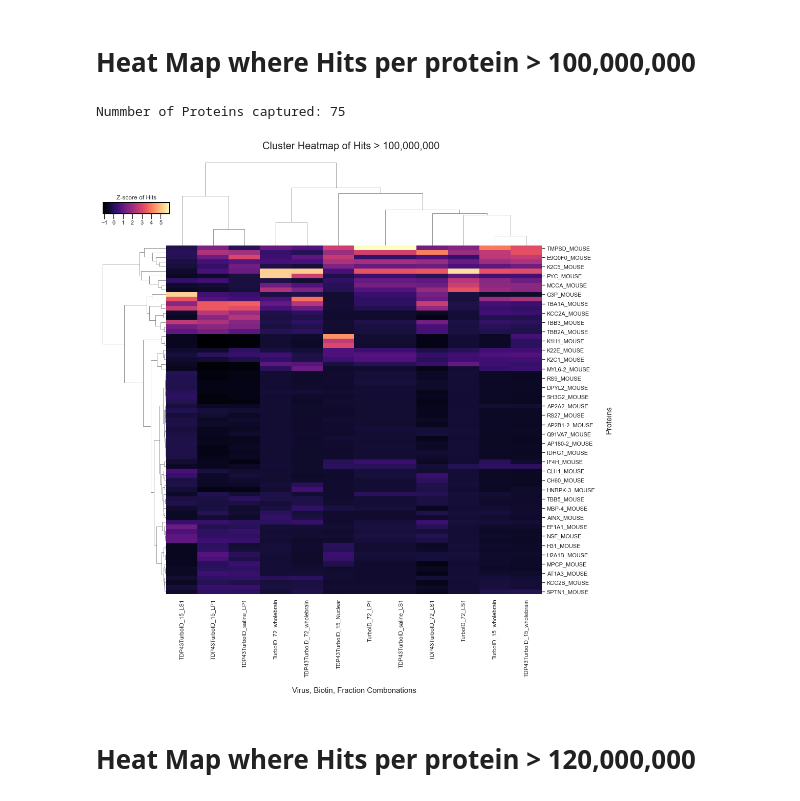
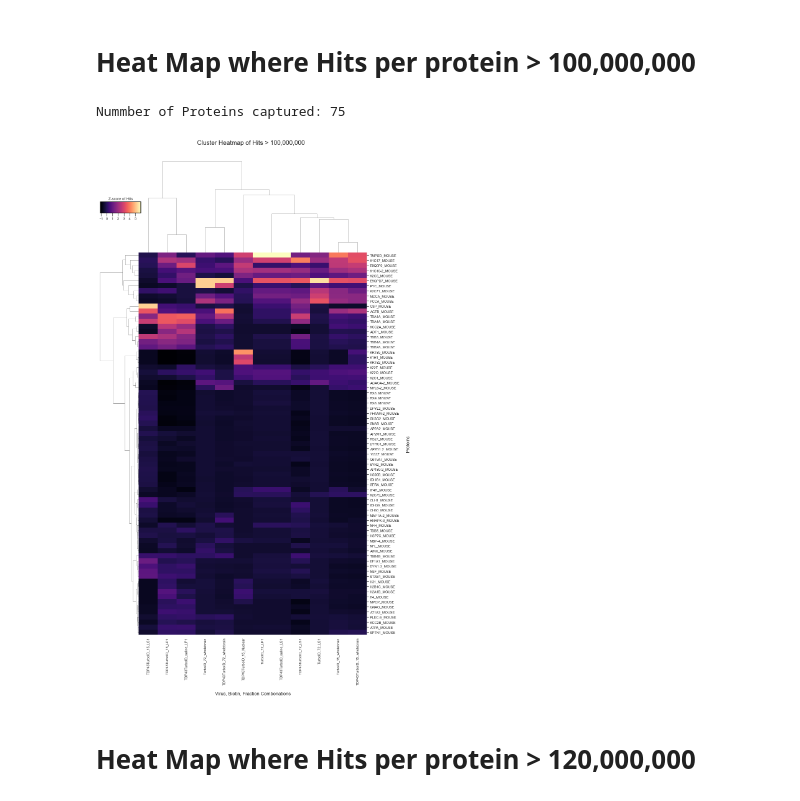
Before and after one commit to adamwbrew/Proteins, a Jupyter notebook: protein_visuals_virus_final.ipynb, the cells around one changed output. Drawn from its saved outputs; the diff is of its cells as text; code cells hidden in the pictures.

```diff
--- a/protein_visuals_virus_final.ipynb
+++ b/protein_visuals_virus_final.ipynb
@@ -340,7 +340,7 @@ TDP43TurboID_saline_LS1 = TDP43TurboID_saline_LS1.copy()[["Protein_Name", "Hits"
 TDP43TurboID_saline_Nuclear = TDP43TurboID_saline_Nuclear.copy()[["Protein_Name", "Hits"]]
 # %%
 TDP43TurboID_72_wholebrain = TDP43TurboID_72_wholebrain.copy().groupby("Protein_Name").mean().reset_index().rename(columns = {"TDP43TurboID_72_wholebrain":"Hits"})
-TurboID_72_wholebrain = TurboID_72_wholebrain.copy().groupby("Protein_Name").mean().reset_index().rename(columns = {"TDP43TurboID_72_wholebrain":"Hits"})
+TurboID_72_wholebrain = TurboID_72_wholebrain.copy().groupby("Protein_Name").mean().reset_index().rename(columns = {"TurboID_72_wholebrain":"Hits"})
 # %%
 # TurboID virus & 72 Biotin combonations
 print(len(TurboID_72_LP1))
@@ -511,7 +503,7 @@ merge_filtered_df = merge_df[(merge_df.sum(axis=1) > limit)]
 print("Nummber of Proteins captured:", len(merge_filtered_df))
 sns.set_theme(style='white')
 
-kws = dict(cbar_kws=dict(ticks=[-2, -1, 0, 1, 2, 3, 4, 5], orientation='horizontal'), figsize=(14,15))
+kws = dict(cbar_kws=dict(ticks=[-2, -1, 0, 1, 2, 3, 4, 5], orientation='horizontal'), figsize=(14,30))
 
 # Default plot
 g = sns.clustermap(merge_filtered_df, z_score= 1, cmap='magma',dendrogram_ratio = (0.15, 0.2), metric="euclidean", method = "ward",  **kws)
@@ -540,35 +532,35 @@ Nummber of Proteins captured: 92
 # %%
 limit = 100_000_000
 
 merge_filtered_df = merge_df[(merge_df.sum(axis=1) > limit)]
 
 print("Nummber of Proteins captured:", len(merge_filtered_df))
 sns.set_theme(style='white')
 
-kws = dict(cbar_kws=dict(ticks=[-2, -1, 0, 1, 2, 3, 4, 5], orientation='horizontal'), figsize=(14,15))
+kws = dict(cbar_kws=dict(ticks=[-2, -1, 0, 1, 2, 3, 4, 5], orientation='horizontal'), figsize=(14,25))
 
 # Default plot
 g = sns.clustermap(merge_filtered_df, z_score= 1, cmap='magma',dendrogram_ratio = (0.15, 0.2), metric="euclidean", method = "ward",  **kws)
 
 g.fig.subplots_adjust( top = 0.95 )
 g.fig.suptitle(f'Cluster Heatmap of Hits > {limit:,}', size = 20)
 g.ax_heatmap.set_xlabel('\nVirus, Biotin, Fraction Combonations', size = 15)
 g.ax_heatmap.set_ylabel('\nProteins', size = 15)
 
 
 x0, _y0, _w, _h = g.cbar_pos
 g.ax_cbar.set_position([x0, 0.85, g.ax_row_dendrogram.get_position().width, 0.02])
 g.ax_cbar.set_title('Z-score of Hits')
 g.ax_cbar.tick_params(axis='x', length=10)
 for spine in g.ax_cbar.spines:
     g.ax_cbar.spines[spine].set_color('black')
     g.ax_cbar.spines[spine].set_linewidth(2)
 
 # Show the graph
 plt.show()
 # %% [output]
 Nummber of Proteins captured: 75
-[figure, old version]
+[figure, new version]
 # %% [markdown]
 # Heat Map where Hits per protein > 120,000,000
 # %%
```
Also changed, not shown: parts of 3 cells of this notebook.
